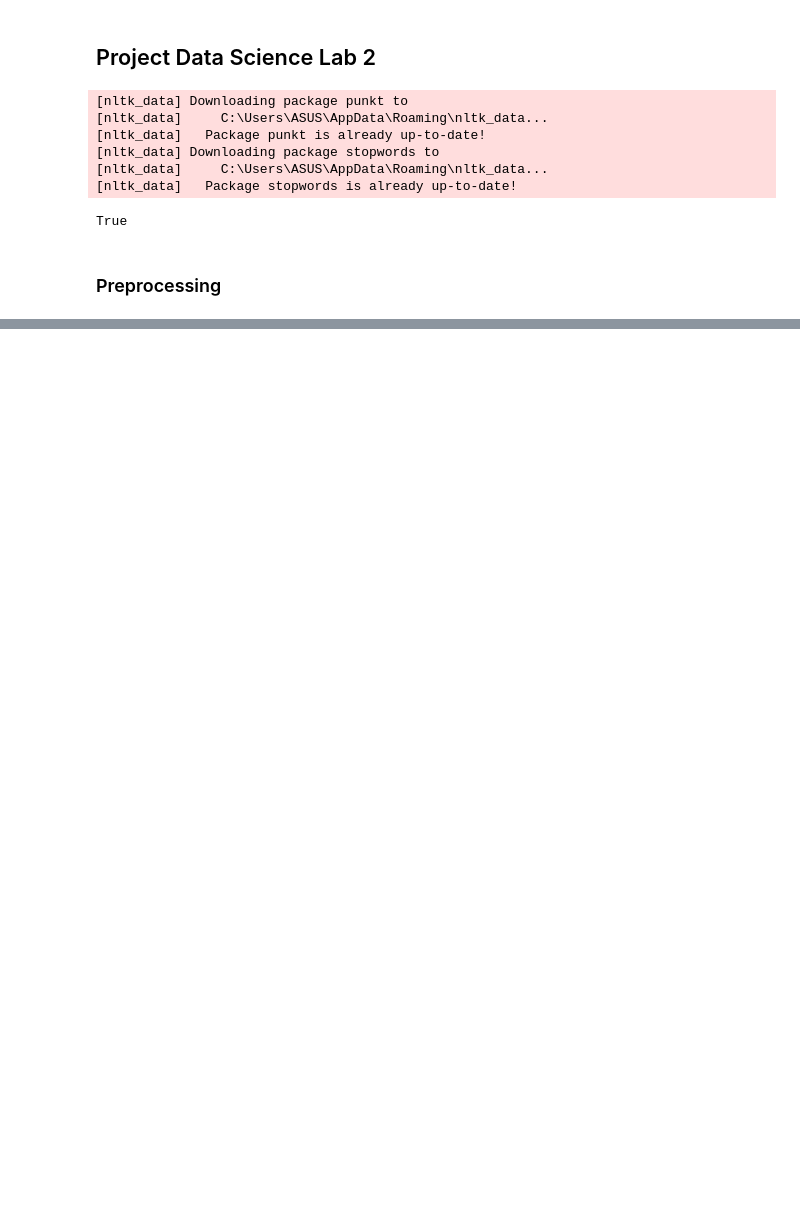
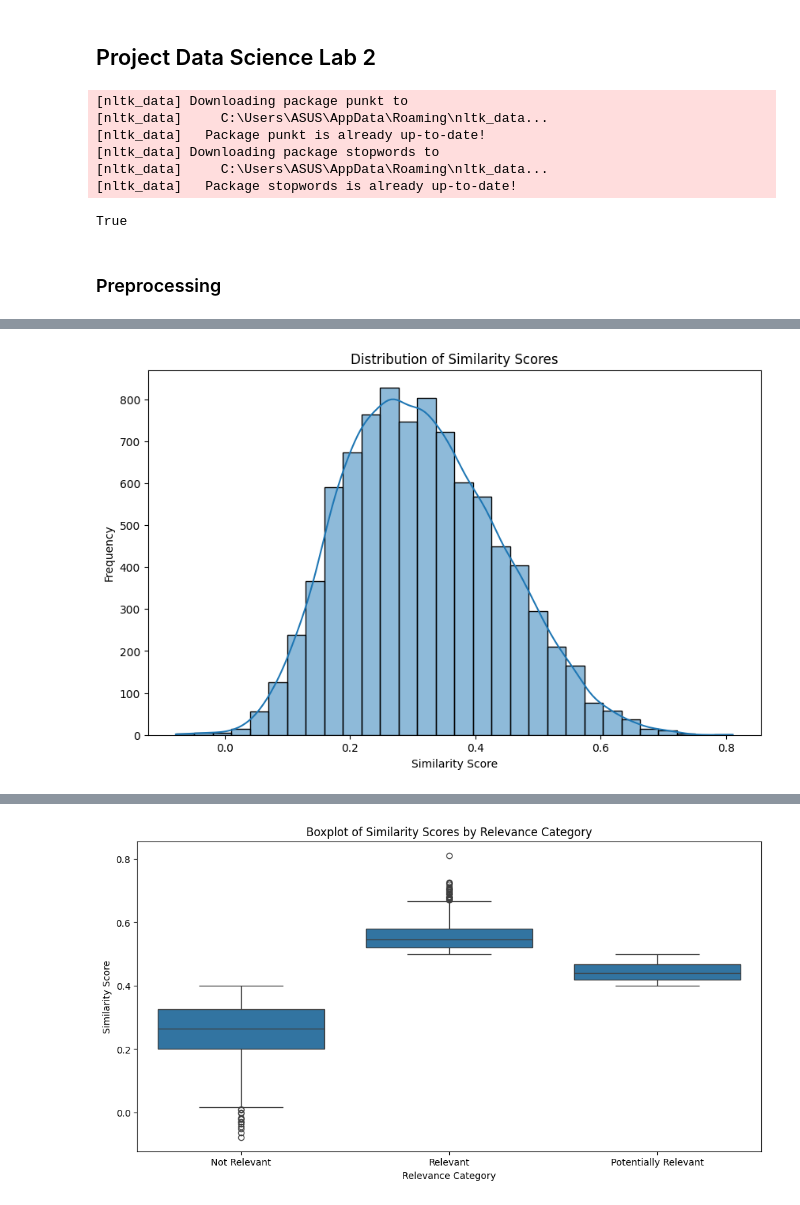
Before and after one commit to enzeeeh/ds-project, a Jupyter notebook: ds-lab2/main/main.ipynb, the cells around one changed output, grey strips where cells are left out. Drawn from its saved outputs; the diff is of its cells as text; code cells hidden in the pictures; blank space fills up the shorter version.

Commit message:
add a visualization and evaluation in the main code

```diff
--- a/ds-lab2/main/main.ipynb
+++ b/ds-lab2/main/main.ipynb
@@ -383,0 +384,74 @@ Number of courses not aligned with any skill roles: 312
+# %%
+import pandas as pd
+import matplotlib.pyplot as plt
+import seaborn as sns
+import numpy as np
+
+# Assuming similarity_df contains the raw similarity scores
+
+# 1. Visualize the distribution of similarity scores
+plt.figure(figsize=(10, 6))
+sns.histplot(similarity_df.values.flatten(), bins=30, kde=True)
+plt.title('Distribution of Similarity Scores')
+plt.xlabel('Similarity Score')
+plt.ylabel('Frequency')
+plt.show()
+
+# Key insights from the histogram
+total_scores = len(similarity_df.values.flatten())
+print("Visualization 1: The histogram above shows the distribution of similarity scores between courses and skill roles.")
+print(f" - Total number of similarity scores: {total_scores}")
+print(" - If most scores are on the right, courses generally align well with skill roles.")
+print(" - If most scores are on the left, the alignment may be weak.")
+
+# 2. Calculate the proportion of scores above a certain threshold (e.g., 0.5)
+threshold = 0.5
+num_above_threshold = (similarity_df.values.flatten() > threshold).sum()
+proportion_above_threshold = num_above_threshold / total_scores
+print(f"Proportion of similarity scores above {threshold}: {proportion_above_threshold:.2%}")
+print(f" - Number of scores above {threshold}: {num_above_threshold}")
+print(f" - This means that {num_above_threshold} out of {total_scores} course-skill pairings have a similarity score above 0.5.")
+print(" - This proportion indicates the percentage of course-skill pairings with a similarity score above 0.5, which is often considered a good indicator of relevance.")
+
+# 3. Summary statistics of the similarity scores
+mean_similarity = similarity_df.values.flatten().mean()
+median_similarity = np.median(similarity_df.values.flatten())
+std_similarity = similarity_df.values.flatten().std()
+
+print(f"Mean Similarity: {mean_similarity:.2f}")
+print(f"Median Similarity: {median_similarity:.2f}")
+print(f"Standard Deviation of Similarity: {std_similarity:.2f}")
+print(f" - The mean similarity score (average): {mean_similarity:.2f}")
+print(f" - The median similarity score (middle value): {median_similarity:.2f}")
+print(f" - The standard deviation of similarity scores (variability): {std_similarity:.2f}")
+print(" - A higher mean and median suggest better overall alignment, while the standard deviation indicates how consistent the alignments are.")
+
+# 4. Boxplot for similarity scores by relevance category
+# Flatten the similarity_df and categorized_df into lists
+relevance_labels = categorized_df.iloc[:, 1:].values.flatten()
+similarity_scores = similarity_df.values.flatten()
+
+# Create a DataFrame for plotting
+plot_df = pd.DataFrame({
+    'Similarity Score': similarity_scores,
+    'Relevance Category': relevance_labels
+})
+
+plt.figure(figsize=(12, 6))
+sns.boxplot(x='Relevance Category', y='Similarity Score', data=plot_df)
+plt.title('Boxplot of Similarity Scores by Relevance Category')
+plt.show()
+
+# Key insights from the boxplot
+num_relevant = (plot_df['Relevance Category'] == 'Relevant').sum()
+num_potentially_relevant = (plot_df['Relevance Category'] == 'Potentially Relevant').sum()
+num_not_relevant = (plot_df['Relevance Category'] == 'Not Relevant').sum()
+
+print("Visualization 2: The boxplot above categorizes similarity scores into 'Relevant', 'Potentially Relevant', and 'Not Relevant'.")
+print(f" - Number of 'Relevant' category scores: {num_relevant}")
+print(f" - Number of 'Potentially Relevant' category scores: {num_potentially_relevant}")
+print(f" - Number of 'Not Relevant' category scores: {num_not_relevant}")
+print(" - The median line in each box shows the typical score for that category.")
+print(" - A higher median for 'Relevant' indicates strong alignment, while wider boxes or many outliers suggest variability.")
+# %% [output]
+[figure, added]
@@ -383,0 +473 @@ Number of courses not aligned with any skill roles: 312
+[figure, added]
```
Also changed, not shown: parts of 9 cells of this notebook, 3 other files.
